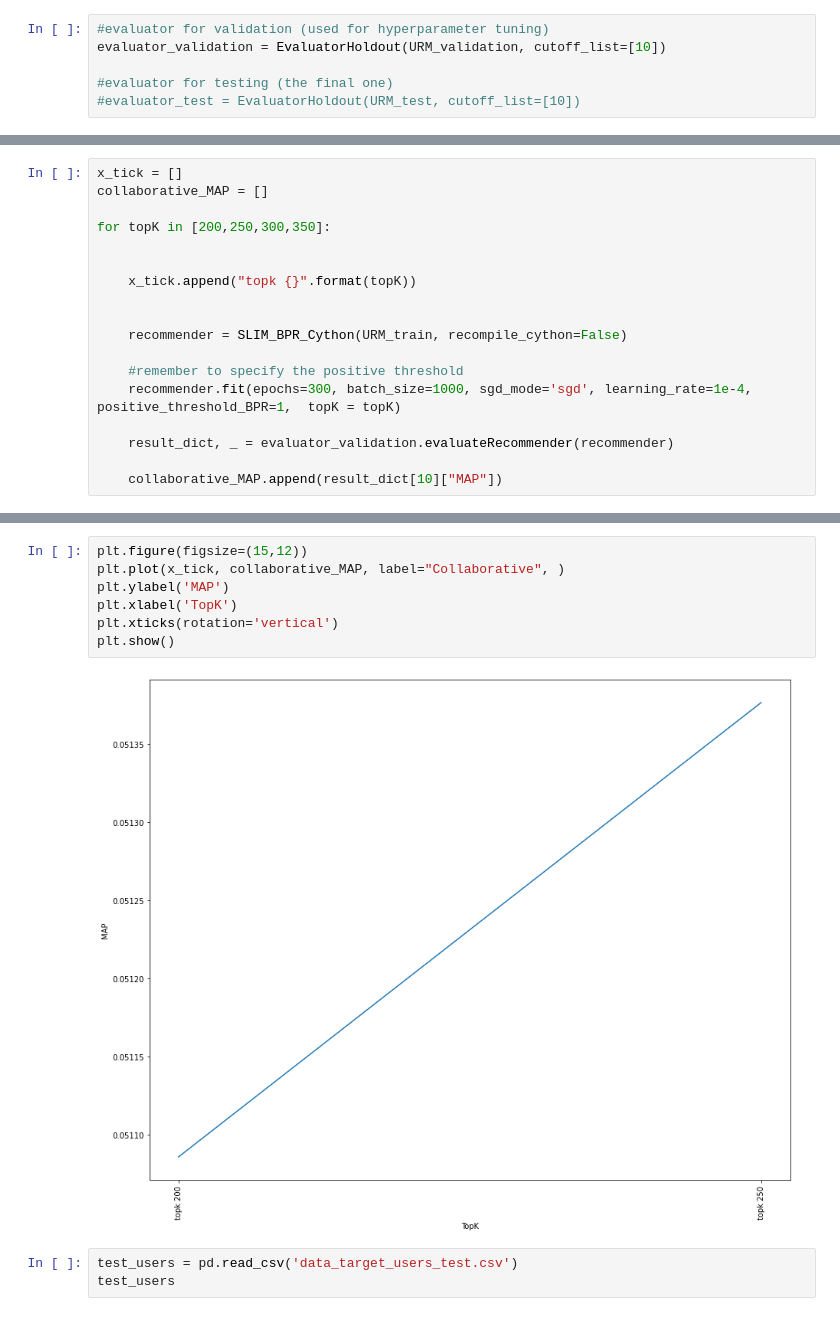
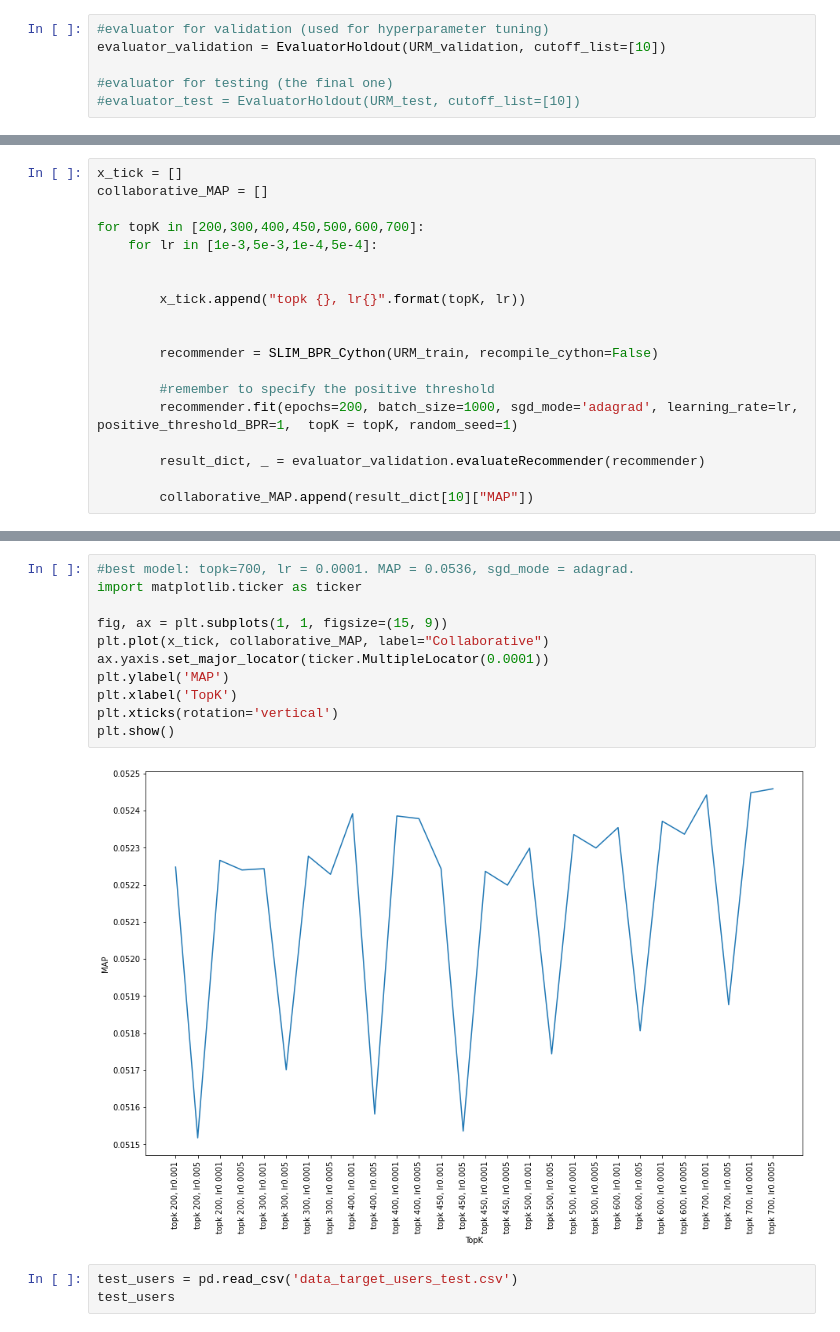
Before and after one commit to mattiasu96/Recommender-Systems-Challenge, a Jupyter notebook: New Challenge Data/SLIM_model.ipynb, the cells around one changed output, grey strips where cells are left out. Saved outputs shown, nothing was run; the diff lists cells and outputs as text.

Commit message:
Tuned SLIM BPR Model. not so good in testing. 0.067

```diff
--- a/New Challenge Data/SLIM_model.ipynb
+++ b/New Challenge Data/SLIM_model.ipynb
@@ -110,18 +110,19 @@ SLIM_BPR_Recommender: URM Detected 2022 (7.78 %) cold items.
 x_tick = []
 collaborative_MAP = []
 
-for topK in [200,250,300,350]:
+for topK in [200,300,400,450,500,600,700]:
+    for lr in [1e-3,5e-3,1e-4,5e-4]:
 
 
-    x_tick.append("topk {}".format(topK))
+        x_tick.append("topk {}, lr{}".format(topK, lr))
 
 
-    recommender = SLIM_BPR_Cython(URM_train, recompile_cython=False)
+        recommender = SLIM_BPR_Cython(URM_train, recompile_cython=False)
 
-    #remember to specify the positive threshold
-    recommender.fit(epochs=300, batch_size=1000, sgd_mode='sgd', learning_rate=1e-4, positive_threshold_BPR=1,  topK = topK)
+        #remember to specify the positive threshold
+        recommender.fit(epochs=200, batch_size=1000, sgd_mode='adagrad', learning_rate=lr, positive_threshold_BPR=1,  topK = topK, random_seed=1)
 
-    result_dict, _ = evaluator_validation.evaluateRecommender(recommender)
+        result_dict, _ = evaluator_validation.evaluateRecommender(recommender)
 
-    collaborative_MAP.append(result_dict[10]["MAP"])
+        collaborative_MAP.append(result_dict[10]["MAP"])
 # %% [output]
@@ -145,12 +146,16 @@ EvaluatorHoldout: Processed 4988 ( 100.00% ) in 3.85 sec. Users per second: 1295
 # %%
-plt.figure(figsize=(15,12))
-plt.plot(x_tick, collaborative_MAP, label="Collaborative", )
+#best model: topk=700, lr = 0.0001. MAP = 0.0536, sgd_mode = adagrad.
+import matplotlib.ticker as ticker
+
+fig, ax = plt.subplots(1, 1, figsize=(15, 9))
+plt.plot(x_tick, collaborative_MAP, label="Collaborative")
+ax.yaxis.set_major_locator(ticker.MultipleLocator(0.0001))
 plt.ylabel('MAP')
 plt.xlabel('TopK')
 plt.xticks(rotation='vertical')
 plt.show()
 # %% [output]
-[figure, old version]
+[figure, new version]
 # %%
 test_users = pd.read_csv('data_target_users_test.csv')
 test_users
```
Also changed, not shown: parts of 4 cells of this notebook, 1 other file.
